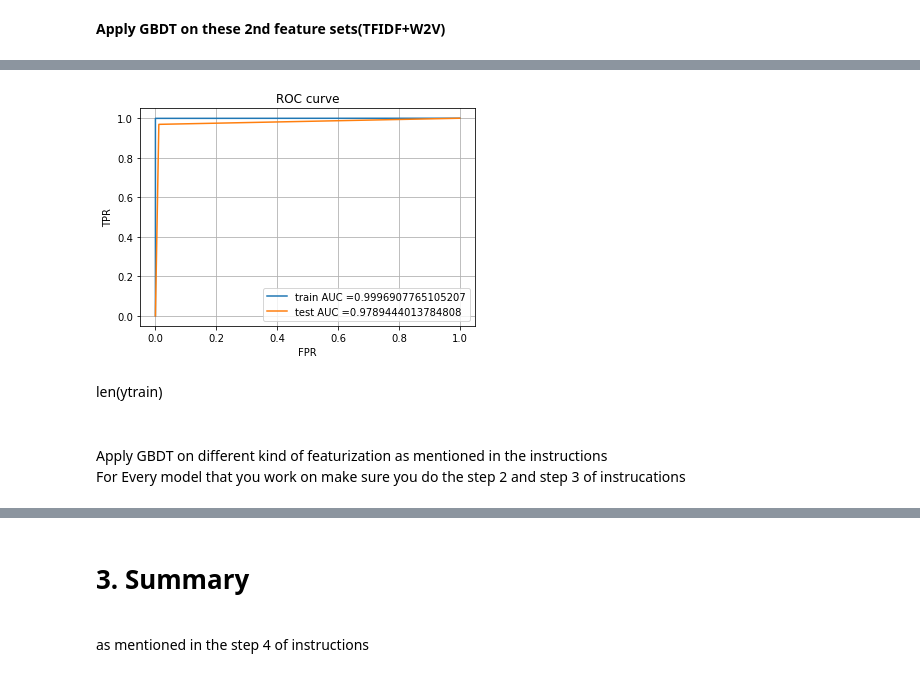
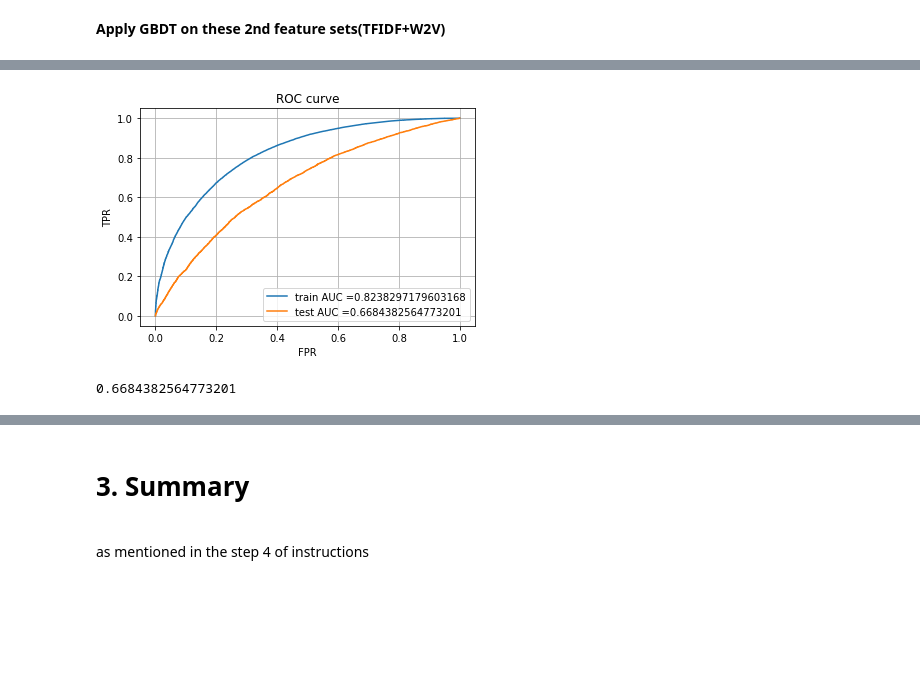
Before and after one commit to danish2562022/Machine_Learning, a Jupyter notebook: Gradient_boosting_donar_dataset.ipynb, the cells around one changed output, grey strips where cells are left out. Cells and saved outputs as stored; diff of their text form; code cells hidden in the pictures; blank space fills up the shorter version.

```diff
--- a/Gradient_boosting_donar_dataset.ipynb
+++ b/Gradient_boosting_donar_dataset.ipynb
@@ -150,12 +150,6 @@ Number of datapoints of each class label
 1    92706
 0    16542
 Name: project_is_approved, dtype: int64
-# %%
-from imblearn.over_sampling import RandomOverSampler
-ros=RandomOverSampler(random_state=0)
-X_resampled, y_resampled=ros.fit_resample(X,Y)
-X=pd.DataFrame(X_resampled,columns=X.columns)
-Y=y_resampled
 # %%
 from sklearn.model_selection import train_test_split
 import math
@@ -190,7 +188,7 @@ def tfidfw2v(train,test):
     train_tfidf=tfidfvec.transform(train['essay'])
     test_tfidf=tfidfvec.transform(test['essay'])
 
-    dictionary=dict(zip(tfidfvec.get_feature_names(),list(tfidfvec.idf_)))
+    dictionary=dict(zip(tfidfvec.get_feature_names(),tfidfvec.idf_))
     tfidf_words=set(tfidfvec.get_feature_names())
     tfidf_w2v_train=[]
     tfidf_w2v_test=[]
@@ -453,11 +452,18 @@ print(clf.best_params_)
 # %%
+import xgboost as xgb
 from sklearn.metrics import roc_auc_score
-xgb_model=xgb.XGBClassifier(max_depth=100, n_estimators=50,random_state=0)
+xgb_model=xgb.XGBClassifier(max_depth=5, n_estimators=50,random_state=0)
 xgb_model.fit(Xtrain_tfidf,ytrain)
-y_test_pred=xgb_model.predict(Xtest_tfidf)
-y_train_pred=xgb_model.predict(Xtrain_tfidf)
-train_fpr, train_tpr, tr_thresholds = roc_curve(ytrain, y_train_pred)
-test_fpr, test_tpr, te_thresholds = roc_curve(ytest, y_test_pred)
+y_test_pred=xgb_model.predict_proba(Xtest_tfidf)
+ytest_positive=[]
+for i in range(len(y_test_pred)):
+    ytest_positive.append(y_test_pred[i][1])
+y_train_pred=xgb_model.predict_proba(Xtrain_tfidf)
+ytrain_positive=[]
+for i in range(len(y_train_pred)):
+    ytrain_positive.append(y_train_pred[i][1])
+train_fpr, train_tpr, tr_thresholds = roc_curve(ytrain,ytrain_positive )
+test_fpr, test_tpr, te_thresholds = roc_curve(ytest, ytest_positive )
 plt.plot(train_fpr, train_tpr, label="train AUC ="+str(auc(train_fpr, train_tpr)))
 plt.plot(test_fpr, test_tpr, label="test AUC ="+str(auc(test_fpr, test_tpr)))
 plt.legend()
@@ -547,18 +567,26 @@ print(clf_w2v.best_params_)
 # %%
 from sklearn.metrics import roc_auc_score
-xgb_model=xgb.XGBClassifier(max_depth=100, n_estimators=50,random_state=0)
+xgb_model=xgb.XGBClassifier(max_depth=5, n_estimators=50,random_state=0)
 xgb_model.fit(Xtrain_tfidfw2v,ytrain)
-y_test_pred=xgb_model.predict(Xtest_tfidfw2v)
-y_train_pred=xgb_model.predict(Xtrain_tfidfw2v)
-train_fpr, train_tpr, tr_thresholds = roc_curve(ytrain, y_train_pred)
-test_fpr, test_tpr, te_thresholds = roc_curve(ytest, y_test_pred)
+
+y_test_pred=xgb_model.predict_proba(Xtest_tfidfw2v)
+ytest_positive=[]
+for i in range(len(y_test_pred)):
+    ytest_positive.append(y_test_pred[i][1])
+y_train_pred=xgb_model.predict_proba(Xtrain_tfidfw2v)
+ytrain_positive=[]
+for i in range(len(y_train_pred)):
+    ytrain_positive.append(y_train_pred[i][1])
+
+train_fpr, train_tpr, tr_thresholds = roc_curve(ytrain,  ytrain_positive)
+test_fpr, test_tpr, te_thresholds = roc_curve(ytest, ytest_positive)
 plt.plot(train_fpr, train_tpr, label="train AUC ="+str(auc(train_fpr, train_tpr)))
 plt.plot(test_fpr, test_tpr, label="test AUC ="+str(auc(test_fpr, test_tpr)))
 plt.legend()
 plt.xlabel("FPR")
 plt.ylabel("TPR")
 plt.title("ROC curve")
 plt.grid()
 plt.show()
 # %% [output]
-[figure, old version]
+[figure, new version]
@@ -571,5 +592,0 @@ print(confusion_matrix(ytest,y_test_pred))
-# %% [markdown]
-len(ytrain)
-# %% [markdown]
-<br>Apply GBDT on different kind of featurization as mentioned in the instructions
-<br> For Every model that you work on make sure you do the step 2 and step 3 of instrucations
@@ -586,0 +593,5 @@ from sklearn.feature_extraction.text import TfidfVectorizer
+# %%
+auctfidfw2v=(auc(test_fpr, test_tpr))
+auctfidfw2v
+# %% [output]
+0.6684382564773201
```
Also changed, not shown: parts of 22 cells of this notebook.
